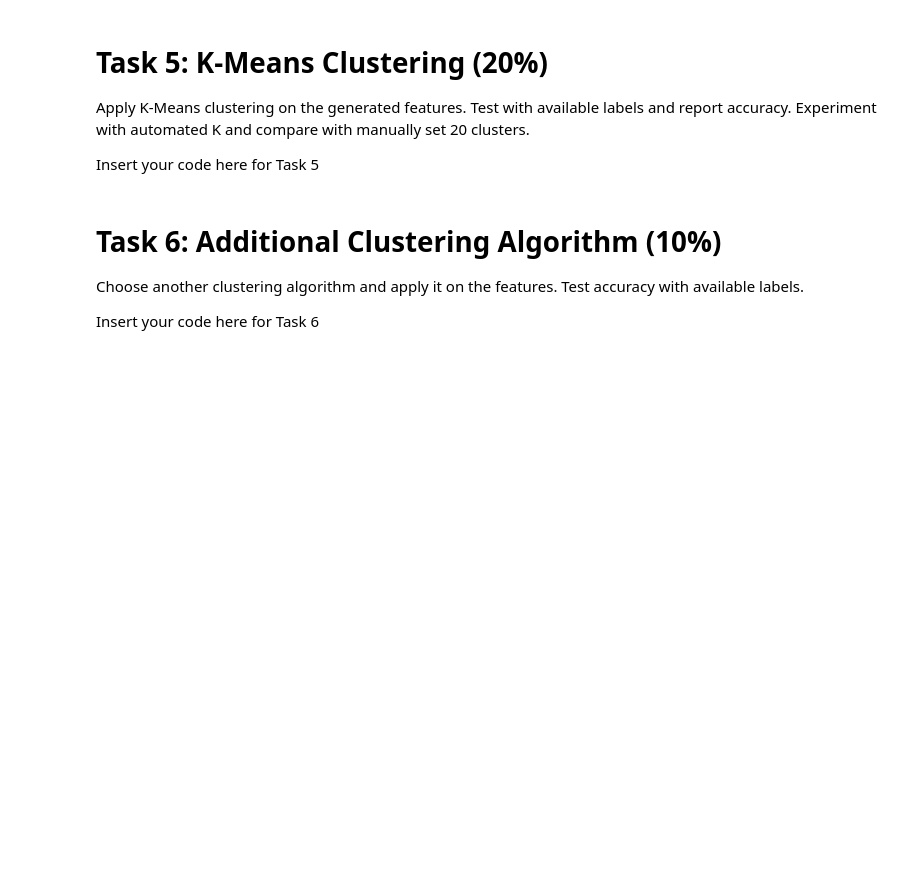
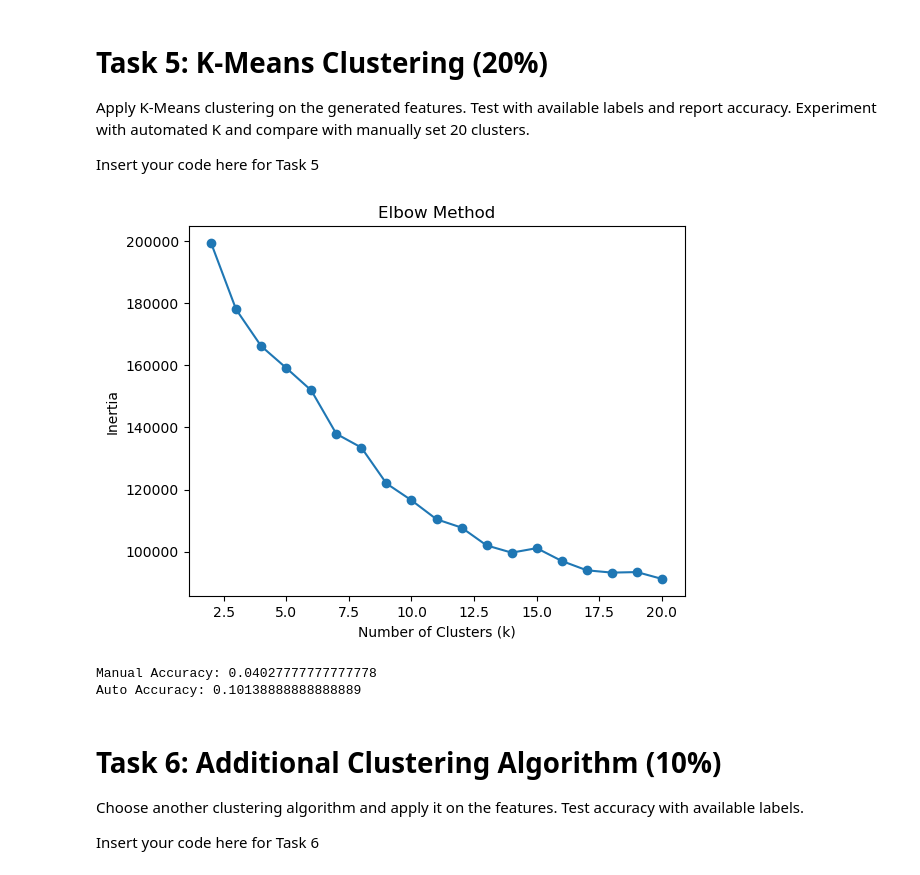
Before and after one commit to coopercole/syde522_assign1, a Jupyter notebook: Assignment1.ipynb, the cells around one changed output. Cells and saved outputs as stored; diff of their text form; code cells hidden in the pictures; blank space fills up the shorter version.

```diff
--- a/Assignment1.ipynb
+++ b/Assignment1.ipynb
@@ -206,6 +206,75 @@ Test with available labels and report accuracy.
 Experiment with automated K and compare with manually set 20 clusters.
 
 Insert your code here for Task 5
+# %%
+from sklearn.cluster import KMeans
+from sklearn.metrics import accuracy_score
+import os
+import matplotlib.pyplot as plt
+
+os.environ['OMP_NUM_THREADS'] = '3'
+
+## Manual select k
+# Set the number of clusters
+k_manual = 20
+
+# Create a KMeans object
+kmeans_manual = KMeans(n_clusters=k_manual)
+
+# Fit the KMeans model to the training data
+kmeans_manual.fit(train_feature_vectors)
+
+# Get the cluster labels for each data point
+train_kmeansManualCluster_labels = kmeans_manual.labels_
+
+## Auto select k
+# Define a range of possible values for k
+k_values_auto = range(2, 21)
+
+# Initialize an empty list to store the inertia values
+inertia_values = []
+
+# Iterate over each value of k
+for k in k_values_auto:
+    # Create a KMeans object
+    kmeans_auto = KMeans(n_clusters=k)
+
+    # Fit the KMeans model to the training data
+    kmeans_auto.fit(train_feature_vectors)
+
+    # Get the inertia value (sum of squared distances to the nearest centroid) for the model
+    inertia = kmeans_auto.inertia_
+
+    # Append the inertia value to the list
+    inertia_values.append(inertia)
+
+# Plot the inertia values against the number of clusters
+plt.plot(k_values_auto, inertia_values, marker='o')
+plt.xlabel('Number of Clusters (k)')
+plt.ylabel('Inertia')
+plt.title('Elbow Method')
+plt.show()
+
+# Select the elbow point as the best value for k
+k_auto = 10
+# Create a KMeans object
+kmeans_auto = KMeans(n_clusters=k_auto)
+# Fit the KMeans model to the training data
+kmeans_auto.fit(train_feature_vectors)
+# Get the cluster labels for each data point
+train_kmeansAutoCluster_labels = kmeans_auto.labels_
+
+
+# Calculate the accuracies
+accuracy_manual = accuracy_score(train_labels, train_kmeansManualCluster_labels)
+accuracy_auto = accuracy_score(train_labels, train_kmeansAutoCluster_labels)
+# Print the accuracies
+print("Manual Accuracy:", accuracy_manual)
+print("Auto Accuracy:", accuracy_auto)
+# %% [output]
+[figure, added]
+Manual Accuracy: 0.04027777777777778
+Auto Accuracy: 0.10138888888888889
 # %% [markdown]
 # Task 6: Additional Clustering Algorithm (10%)
 Choose another clustering algorithm and apply it on the features.
```
Also changed, not shown: parts of 1 cell of this notebook.
